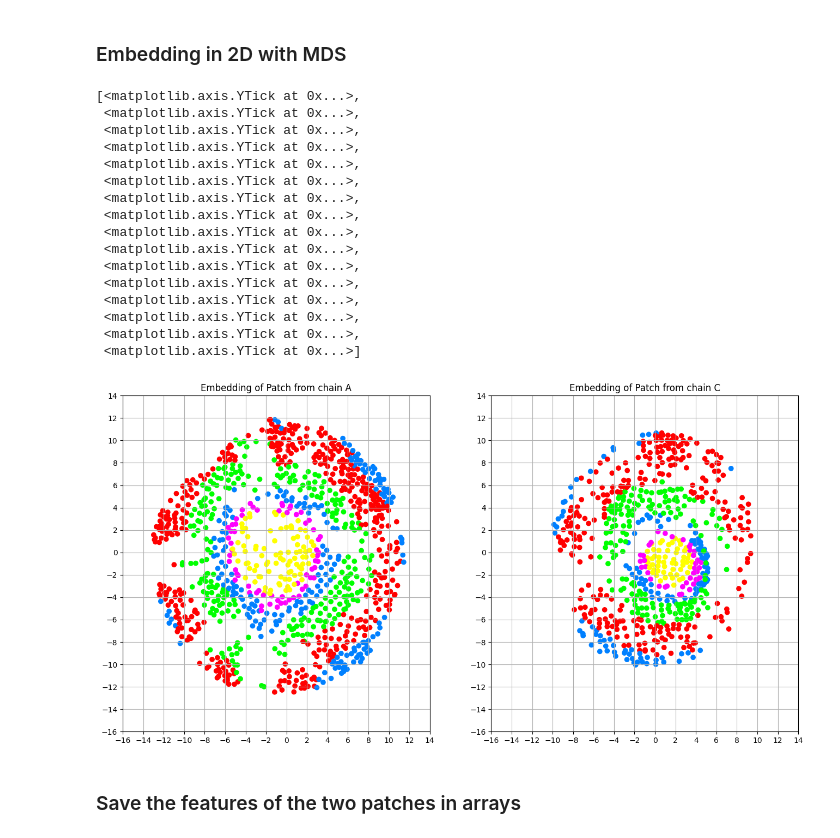
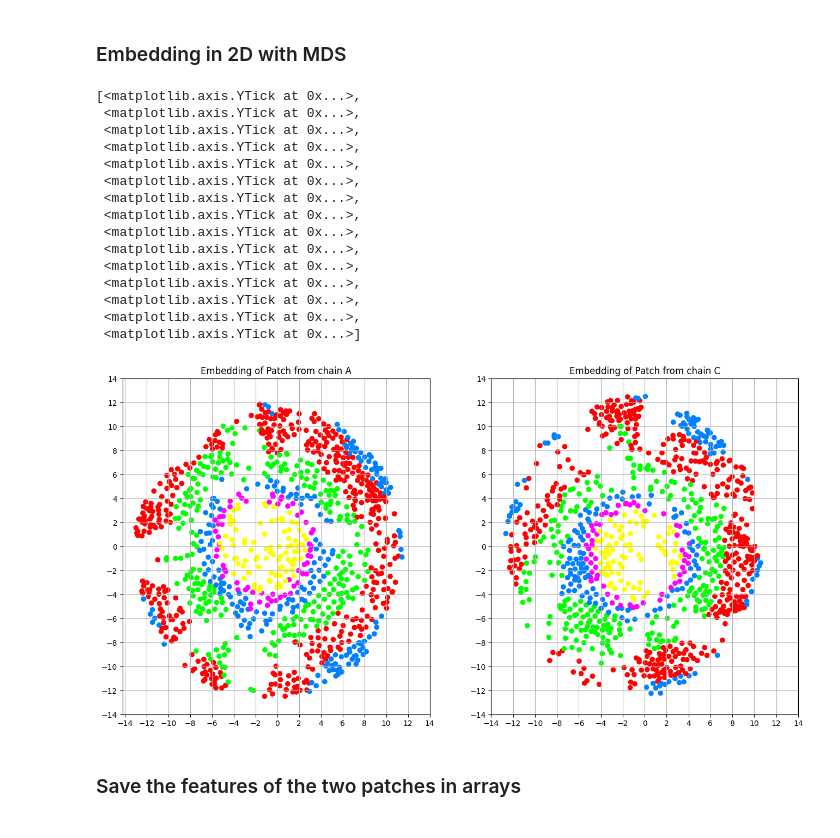
Before and after one commit to DavidGraber/protein_surface_modelling, a Jupyter notebook: main.ipynb, the cells around one changed output. Drawn from its saved outputs; the diff is of its cells as text; code cells hidden in the pictures.

```diff
--- a/main.ipynb
+++ b/main.ipynb
@@ -57,6 +54,6 @@ features_C = normalize_m11(features_C)
 ### Select Center for Patch Extraction
 # %%
 center_A = 4419 #buried_A_center
-center_C =  446 #random.randint(0, len(coords_C))
+center_C =  6820 #random.randint(0, len(coords_C))
 print(center_A, center_C)
 # %% [output]
@@ -244,39 +241,38 @@ fig, (ax1, ax2) = plt.subplots(1, 2, figsize=(16,8))
 
 ax1 = plt.subplot(1,2,1)
 ax1.scatter(embedding_A[:,0], embedding_A[:,1], c = colors_A_rainbow)
 ax1.set_title("Embedding of Patch from chain A")
 ax1.grid(axis = "x")
 ax1.grid(axis = "y")
-ax1.xaxis.set_ticks(np.arange(-16, 16, 2))
-ax1.yaxis.set_ticks(np.arange(-16, 16, 2))
+ax1.xaxis.set_ticks(np.arange(-14, 16, 2))
+ax1.yaxis.set_ticks(np.arange(-14, 16, 2))
 
 
 ax2 = plt.subplot(1,2,2)
 
 ax2.scatter(embedding_C[:,0], embedding_C[:,1], c = colors_C_rainbow)
 ax2.set_title("Embedding of Patch from chain C")
 ax2.grid(axis = "x")
 ax2.grid(axis = "y")
-ax2.xaxis.set_ticks(np.arange(-16, 16, 2))
-ax2.yaxis.set_ticks(np.arange(-16, 16, 2))
+ax2.xaxis.set_ticks(np.arange(-14, 16, 2))
+ax2.yaxis.set_ticks(np.arange(-14, 16, 2))
 # %% [output]
 [<matplotlib.axis.YTick at 0x...>,
  <matplotlib.axis.YTick at 0x...>,
  <matplotlib.axis.YTick at 0x...>,
  <matplotlib.axis.YTick at 0x...>,
  <matplotlib.axis.YTick at 0x...>,
  <matplotlib.axis.YTick at 0x...>,
  <matplotlib.axis.YTick at 0x...>,
  <matplotlib.axis.YTick at 0x...>,
  <matplotlib.axis.YTick at 0x...>,
  <matplotlib.axis.YTick at 0x...>,
  <matplotlib.axis.YTick at 0x...>,
  <matplotlib.axis.YTick at 0x...>,
  <matplotlib.axis.YTick at 0x...>,
  <matplotlib.axis.YTick at 0x...>,
- <matplotlib.axis.YTick at 0x...>,
  <matplotlib.axis.YTick at 0x...>]
-[figure, old version]
+[figure, new version]
 # %% [markdown]
 ### Save the features of the two patches in arrays
 # %%
```
Also changed, not shown: parts of 20 cells of this notebook.
